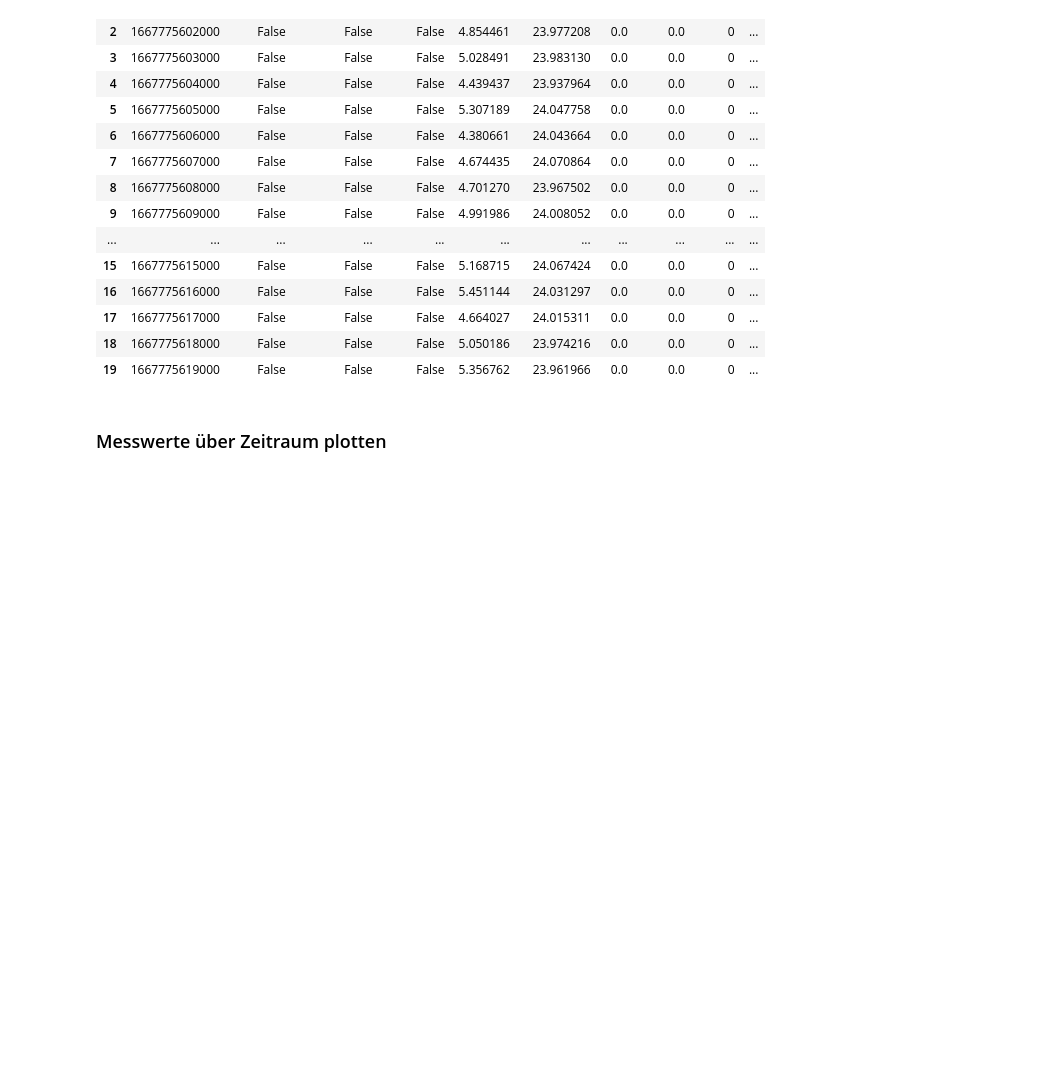
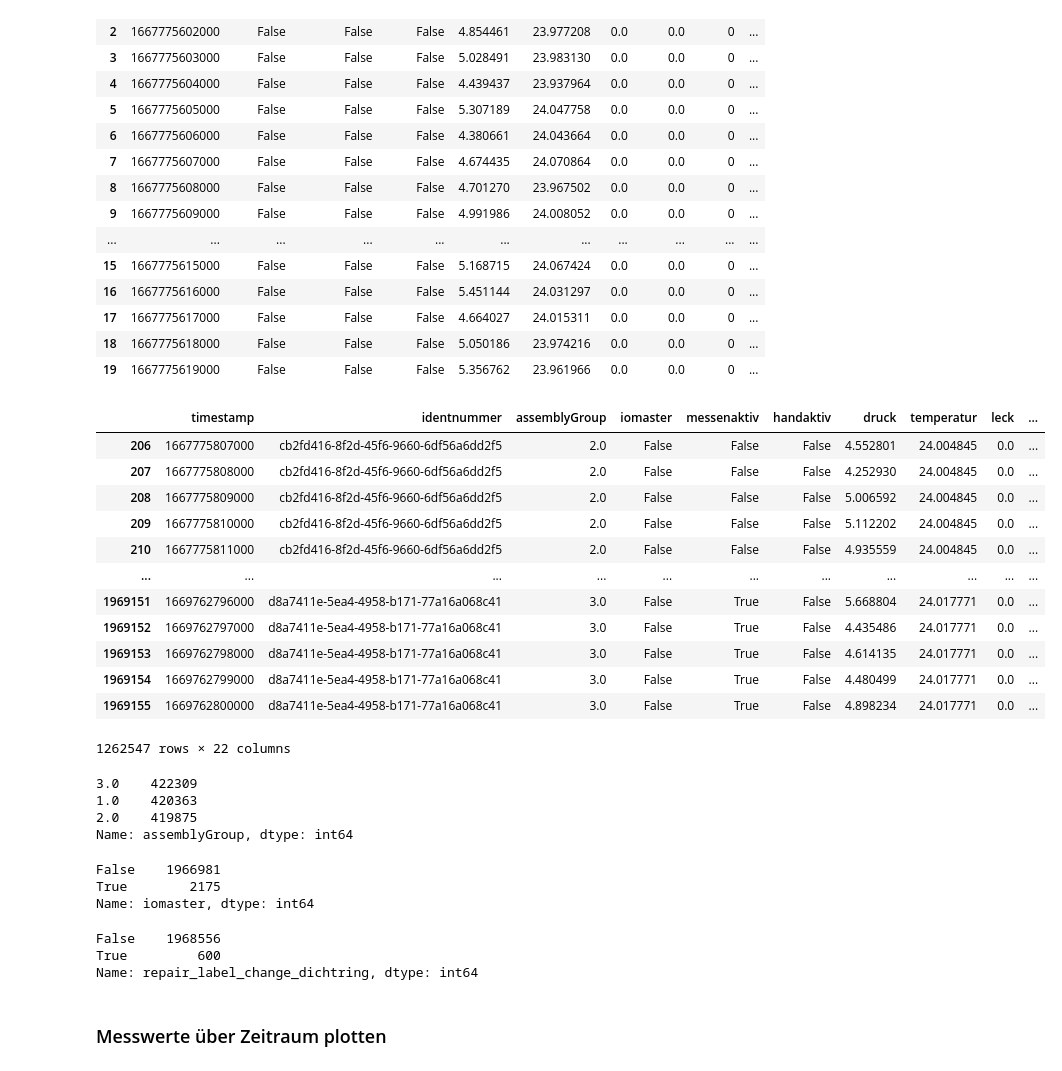
Before and after one commit to juliansaar/Innoprojekt, a Jupyter notebook: Validierung/Data_Stories_1.ipynb, the cells around one changed output. Cells and saved outputs as stored; diff of their text form; code cells hidden in the pictures; blank space fills up the shorter version.

```diff
--- a/Validierung/Data_Stories_1.ipynb
+++ b/Validierung/Data_Stories_1.ipynb
@@ -152,6 +152,41 @@ df4.dropna(axis=1).head(20)
 | 17 | 1667775617000 | False | False | False | 4.664027 | 24.015311 | 0.0 | 0.0 | 0 | ... |
 | 18 | 1667775618000 | False | False | False | 5.050186 | 23.974216 | 0.0 | 0.0 | 0 | ... |
 | 19 | 1667775619000 | False | False | False | 5.356762 | 23.961966 | 0.0 | 0.0 | 0 | ... |
+# %%
+df4[df4.assemblyGroup.isnull()==False]
+# %% [output]
+|  | timestamp | identnummer | assemblyGroup | iomaster | messenaktiv | handaktiv | druck | temperatur | leck | ... |
+| 206 | 1667775807000 | cb2fd416-8f2d-45f6-9660-6df56a6dd2f5 | 2.0 | False | False | False | 4.552801 | 24.004845 | 0.0 | ... |
+| 207 | 1667775808000 | cb2fd416-8f2d-45f6-9660-6df56a6dd2f5 | 2.0 | False | False | False | 4.252930 | 24.004845 | 0.0 | ... |
+| 208 | 1667775809000 | cb2fd416-8f2d-45f6-9660-6df56a6dd2f5 | 2.0 | False | False | False | 5.006592 | 24.004845 | 0.0 | ... |
+| 209 | 1667775810000 | cb2fd416-8f2d-45f6-9660-6df56a6dd2f5 | 2.0 | False | False | False | 5.112202 | 24.004845 | 0.0 | ... |
+| 210 | 1667775811000 | cb2fd416-8f2d-45f6-9660-6df56a6dd2f5 | 2.0 | False | False | False | 4.935559 | 24.004845 | 0.0 | ... |
+| ... | ... | ... | ... | ... | ... | ... | ... | ... | ... | ... |
+| 1969151 | 1669762796000 | d8a7411e-5ea4-4958-b171-77a16a068c41 | 3.0 | False | True | False | 5.668804 | 24.017771 | 0.0 | ... |
+| 1969152 | 1669762797000 | d8a7411e-5ea4-4958-b171-77a16a068c41 | 3.0 | False | True | False | 4.435486 | 24.017771 | 0.0 | ... |
+| 1969153 | 1669762798000 | d8a7411e-5ea4-4958-b171-77a16a068c41 | 3.0 | False | True | False | 4.614135 | 24.017771 | 0.0 | ... |
+| 1969154 | 1669762799000 | d8a7411e-5ea4-4958-b171-77a16a068c41 | 3.0 | False | True | False | 4.480499 | 24.017771 | 0.0 | ... |
+| 1969155 | 1669762800000 | d8a7411e-5ea4-4958-b171-77a16a068c41 | 3.0 | False | True | False | 4.898234 | 24.017771 | 0.0 | ... |
+1262547 rows × 22 columns
+# %%
+df4.assemblyGroup.value_counts()
+# %% [output]
+3.0    422309
+1.0    420363
+2.0    419875
+Name: assemblyGroup, dtype: int64
+# %%
+df4.iomaster.value_counts()
+# %% [output]
+False    1966981
+True        2175
+Name: iomaster, dtype: int64
+# %%
+df4.repair_label_change_dichtring.value_counts()
+# %% [output]
+False    1968556
+True         600
+Name: repair_label_change_dichtring, dtype: int64
 # %% [markdown]
 ### Messwerte über Zeitraum plotten
 # %% [markdown]
```
Also changed, not shown: parts of 1 cell of this notebook, 2 other files.
